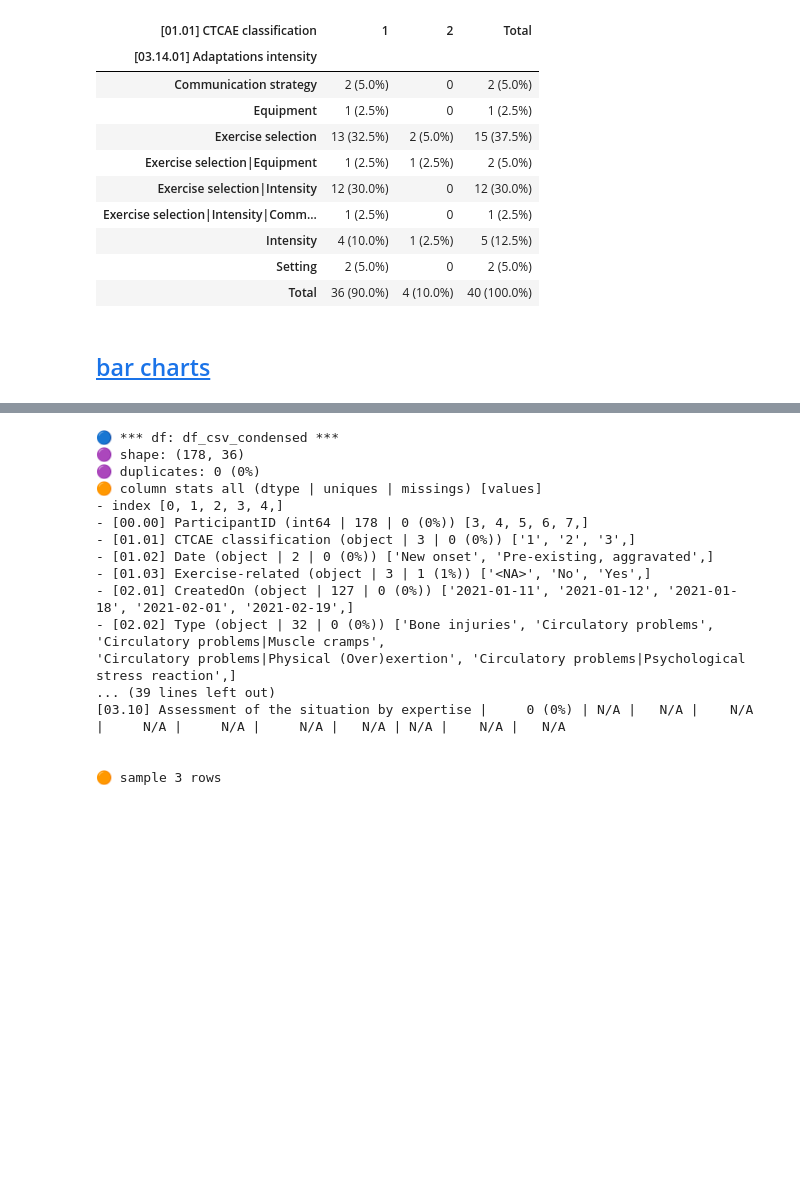
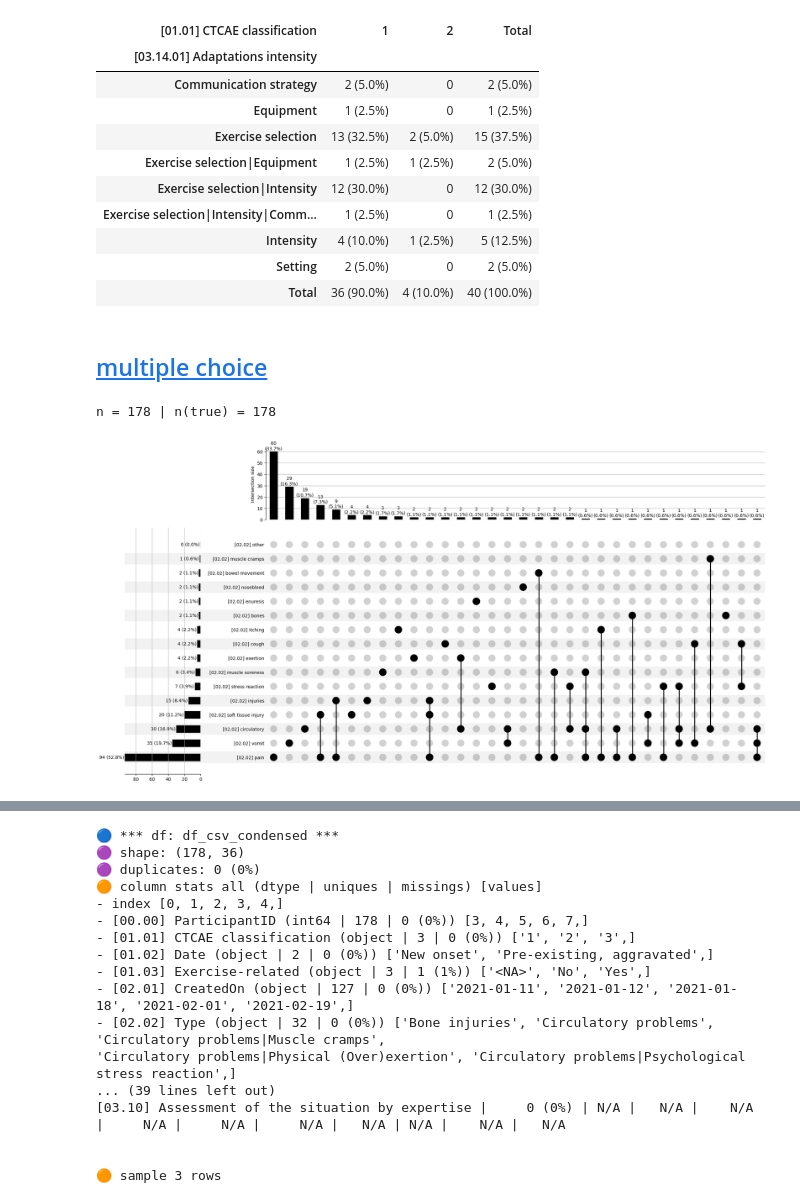
Before and after one commit to smeisegeier/sport-adverse-events, a Jupyter notebook: src/3_description.ipynb, the cells around one changed output, grey strips where cells are left out. Saved outputs shown, nothing was run; the diff lists cells and outputs as text; code cells hidden in the pictures; blank space fills up the shorter version.

Commit message:
update labels Fixes #10 introduce upset plot Fixes #11

```diff
--- a/src/3_description.ipynb
+++ b/src/3_description.ipynb
@@ -330,5 +327,75 @@ h.print_survey(df_csv_condensed, cols=cols_unexploded, CTCAE=CTCAE, explode=Fals
 | Intensity | 4 (10.0%) | 1 (2.5%) | 5 (12.5%) |
 | Setting | 2 (5.0%) | 0 | 2 (5.0%) |
 | Total | 36 (90.0%) | 4 (10.0%) | 40 (100.0%) |
-# %% [markdown]
-## <a id='toc1_3_'></a>[bar charts](#toc0_)
+# %% [markdown]
+## <a id='toc1_2_'></a>[multiple choice](#toc0_)
+# %%
+df_csv = (pd.read_csv(dir_data_out / "df_csv.csv",sep=";")
+    .rename(columns={
+        '[02.02] Basics - Was war das AE?  (choice=Schmerzen)':'[02.02] pain',
+        '[02.02] Basics - Was war das AE?  (choice=Übelkeit / Erbrechen)':'[02.02] vomit',
+        '[02.02] Basics - Was war das AE?  (choice=Oberflächliche Verletzungen)':'[02.02] injuries',
+        '[02.02] Basics - Was war das AE?  (choice=Kreislaufprobleme)':'[02.02] circulatory',
+        '[02.02] Basics - Was war das AE?  (choice=Knochenverletzungen)':'[02.02] bones',
+        '[02.02] Basics - Was war das AE?  (choice=Starke Erschöpfung)':'[02.02] exertion',
+        '[02.02] Basics - Was war das AE?  (choice=Hustenanfall)':'[02.02] cough',
+        '[02.02] Basics - Was war das AE?  (choice=Enuresis)':'[02.02] enuresis',
+        '[02.02] Basics - Was war das AE?  (choice=Juckreiz)':'[02.02] itching',
+        '[02.02] Basics - Was war das AE?  (choice=Psychische Stressreaktion)':'[02.02] stress reaction',
+        '[02.02] Basics - Was war das AE?  (choice=Nasenbluten)':'[02.02] nosebleed',
+        '[02.02] Basics - Was war das AE?  (choice=Weichteil-/Gewebeverletzung)':'[02.02] soft tissue injury',
+        '[02.02] Basics - Was war das AE?  (choice=Muskelkater)':'[02.02] muscle soreness',
+        '[02.02] Basics - Was war das AE?  (choice=Weitere)':'[02.02] other',
+        '[02.02] Basics - Was war das AE?  (choice=Muskelkrämpfe)':'[02.02] muscle cramps',
+        '[02.02] Basics - Was war das AE?  (choice=Schmerzhafter Stuhlgang)':'[02.02] bowel movement',
+        '[02.03] Basics - Was war der Auslöser des AEs? (choice=Sturzereignis)':'[02.03] fall related incident',
+        '[02.03] Basics - Was war der Auslöser des AEs? (choice=Physische Belastung)':'[02.03] physical overexertion',
+        '[02.03] Basics - Was war der Auslöser des AEs? (choice=Psychische Belastung)':'[02.03] psychological reaction',
+        '[02.03] Basics - Was war der Auslöser des AEs? (choice=Umgebungsbedingungen)':'[02.03] environment conditions',
+        '[02.03] Basics - Was war der Auslöser des AEs? (choice=Med. Therapie)':'[02.03] medical treatment',
+        '[02.03] Basics - Was war der Auslöser des AEs? (choice=Koordinationsprobleme)':'[02.03] coordination problems',
+        '[02.03] Basics - Was war der Auslöser des AEs? (choice=Kollision)':'[02.03] collision',
+        '[02.03] Basics - Was war der Auslöser des AEs? (choice=Weitere)':'[02.03] other',
+        '[02.04] Basics - Welches Körperteil ist betroffen? (choice=Kopf)':'[02.04] head',
+        '[02.04] Basics - Welches Körperteil ist betroffen? (choice=Hals)':'[02.04] neck',
+        '[02.04] Basics - Welches Körperteil ist betroffen? (choice=Brust)':'[02.04] chest',
+        '[02.04] Basics - Welches Körperteil ist betroffen? (choice=Rücken)':'[02.04] back',
+        '[02.04] Basics - Welches Körperteil ist betroffen? (choice=Bauch)':'[02.04] abdomen',
+        '[02.04] Basics - Welches Körperteil ist betroffen? (choice=Obere Extremitäten)':'[02.04] upper extremeties',
+        '[02.04] Basics - Welches Körperteil ist betroffen? (choice=Untere Extremitäten)':'[02.04] lower extremeties',
+        '[02.04] Basics - Welches Körperteil ist betroffen? (choice=Gesäß)':'[02.04] buttocks',
+        '[02.04] Basics - Welches Körperteil ist betroffen? (choice=Intimbereich)':'[02.04] genital area',
+        '[02.04] Basics - Welches Körperteil ist betroffen? (choice=Steiß)':'[02.04] coccyx',
+        '[02.04] Basics - Welches Körperteil ist betroffen? (choice=Ganzkörper)':'[02.04] full body',
+        '[02.04] Basics - Welches Körperteil ist betroffen? (choice=Darm)':'[02.04] bowel',
+        '[02.04] Basics - Welches Körperteil ist betroffen? (choice=Innere Medizin)':'[02.04] internal organs',
+        '[03.08.01] Folgen -  Bei wem traten Angst und Unsicherheit auf? (choice=Bei dem Betroffenen selbst)':'[03.08.01] among the affected individuals',
+        '[03.08.01] Folgen -  Bei wem traten Angst und Unsicherheit auf? (choice=Bei den Eltern des Betroffenen)':'[03.08.01] among the parents',
+        '[03.08.01] Folgen -  Bei wem traten Angst und Unsicherheit auf? (choice=Beim Behandlungsteam)':'[03.08.01] among the treatment team',
+        '[03.08.01] Folgen -  Bei wem traten Angst und Unsicherheit auf? (choice=Bei der Bewegungsfachkraft)':'[03.08.01] among the exercise experts',
+        '[03.14.01] Folgen - Wie wurde die Bewegungseinheit angepasst? (choice=Übungsauswahl)':'[03.14.01] exercise selection',
+        '[03.14.01] Folgen - Wie wurde die Bewegungseinheit angepasst? (choice=Intensität)':'[03.14.01] intensity',
+        '[03.14.01] Folgen - Wie wurde die Bewegungseinheit angepasst? (choice=Material)':'[03.14.01] equipment',
+        '[03.14.01] Folgen - Wie wurde die Bewegungseinheit angepasst? (choice=Räumlichkeit)':'[03.14.01] location',
+        '[03.14.01] Folgen - Wie wurde die Bewegungseinheit angepasst? (choice=Motivationsstrategie)':'[03.14.01] motivation strategy',
+        '[03.14.01] Folgen - Wie wurde die Bewegungseinheit angepasst? (choice=Einbeziehung von Familienmitgliedern)':'[03.14.01] relatives',
+        '[03.14.01] Folgen - Wie wurde die Bewegungseinheit angepasst? (choice=Nutzung der BORG-Skala)':'[03.14.01] borg scale',
+        '[03.14.01] Folgen - Wie wurde die Bewegungseinheit angepasst? (choice=Kommunikationsstrategie)':'[03.14.01] communication strategy',
+        '[03.14.01] Folgen - Wie wurde die Bewegungseinheit angepasst? (choice=Weiteres)':'[03.14.01] other',
+        '[05.07] Rahmenbedingungen - Welche motorische Hauptform dominierte die Bewegungseinheit?  (choice=Ausdauer)':'[05.07] endurance',
+        '[05.07] Rahmenbedingungen - Welche motorische Hauptform dominierte die Bewegungseinheit?  (choice=Beweglichkeit)':'[05.07] flexibility',
+        '[05.07] Rahmenbedingungen - Welche motorische Hauptform dominierte die Bewegungseinheit?  (choice=Koordination)':'[05.07] coordination',
+        '[05.07] Rahmenbedingungen - Welche motorische Hauptform dominierte die Bewegungseinheit?  (choice=Kraft)':'[05.07] strength',
+        '[05.07] Rahmenbedingungen - Welche motorische Hauptform dominierte die Bewegungseinheit?  (choice=Schnelligkeit)':'[05.07] speed',
+        '[05.07] Rahmenbedingungen - Welche motorische Hauptform dominierte die Bewegungseinheit?  (choice=Entspannung)':'[05.07] relaxation',
+        '[05.07] Rahmenbedingungen - Welche motorische Hauptform dominierte die Bewegungseinheit?  (choice=Weiteres)':'[05.07] other',
+        '[05.07] Rahmenbedingungen - Welche motorische Hauptform dominierte die Bewegungseinheit?  (choice=Ganzkörpertraining)':'[05.07] full body'
+    })
+    .replace({'Unchecked': 0, 'Checked':1})
+)
+cols_0202 = df_csv.find_cols(["[02.02]"])
+df_upset = df_csv[cols_0202]
+pls.plot_upset(df_upset, include_false_subsets=False)
+# %% [output]
+n = 178 | n(true) = 178
+[figure, added]
```
Also changed, not shown: parts of 14 cells of this notebook, 59 other files.
